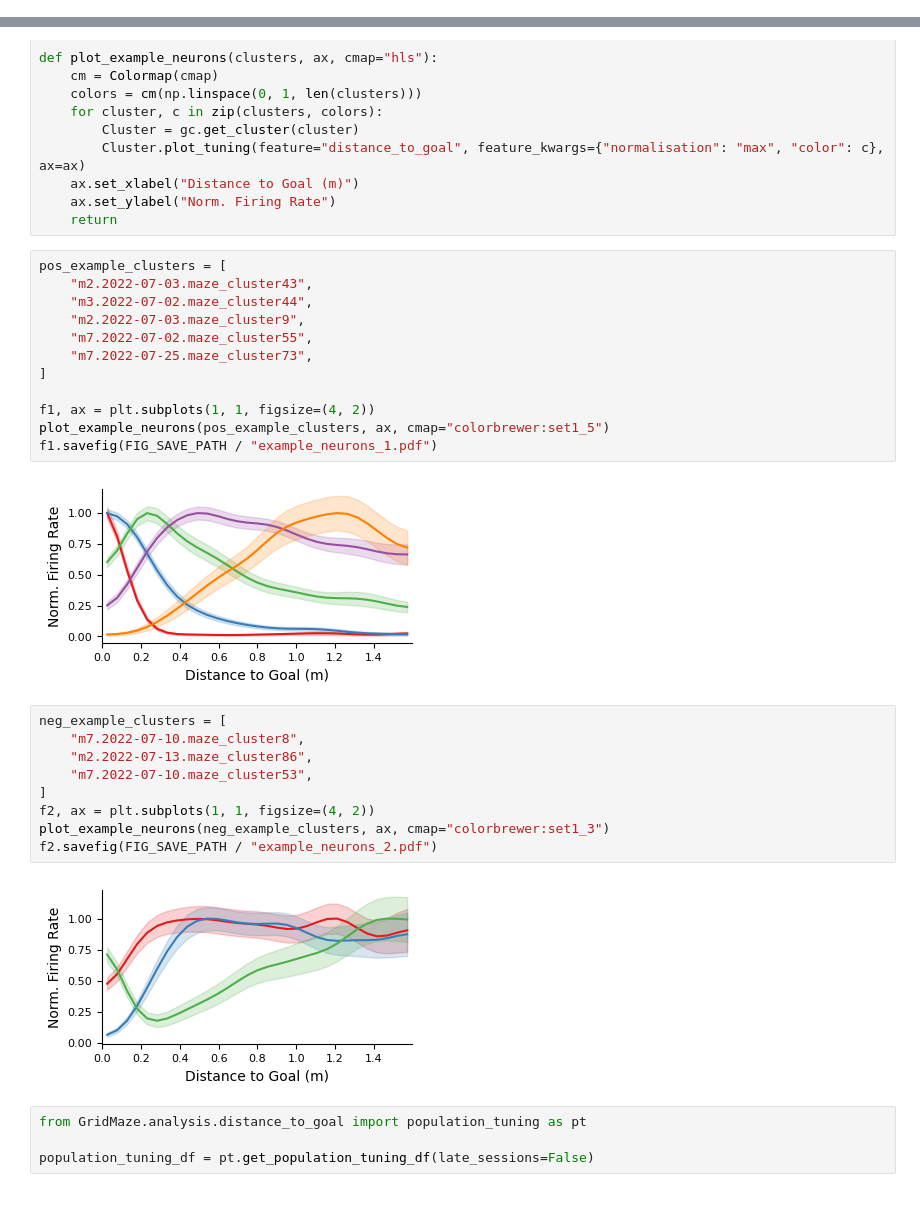
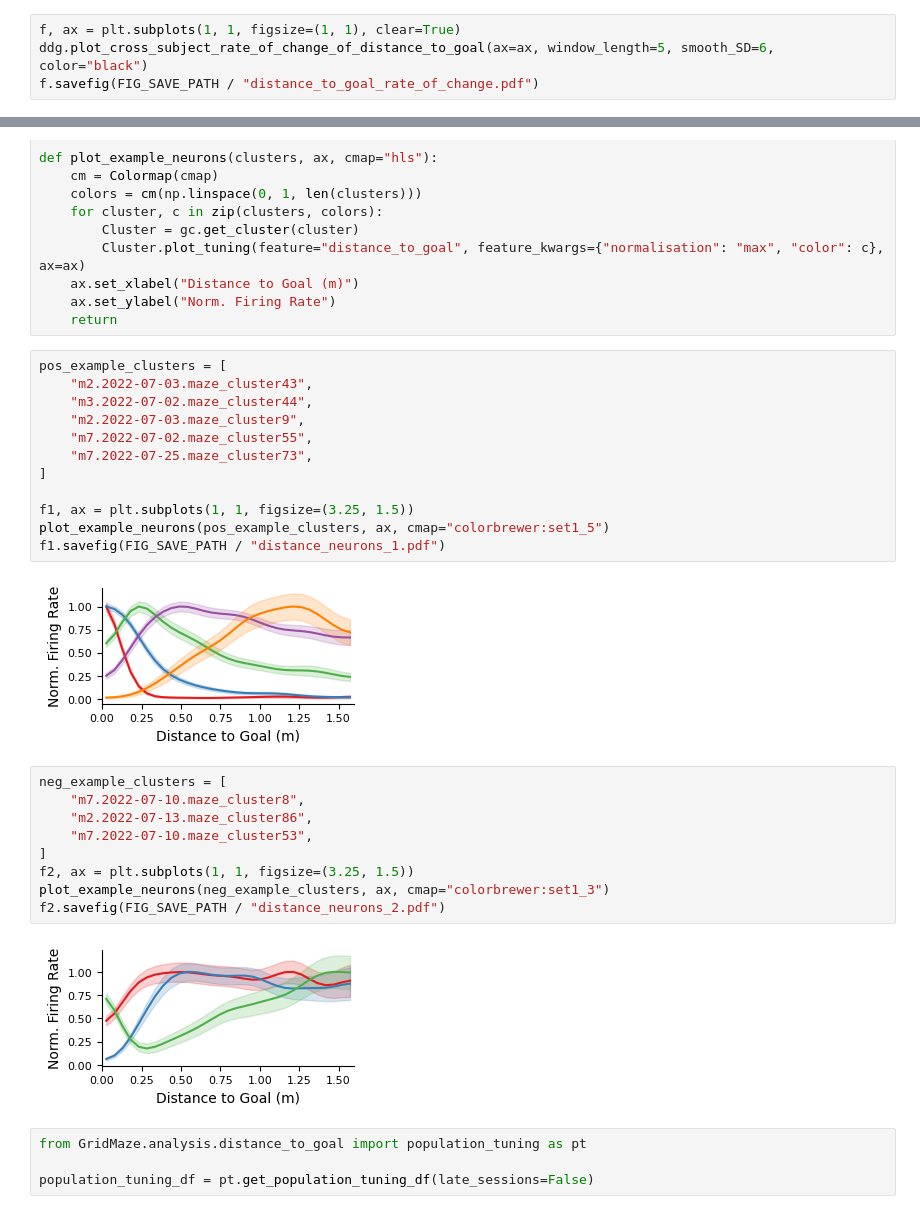
Before and after one commit to peterdoohan/GridMaze-mFC, a Jupyter notebook: Notebooks/5.flexible_reps.ipynb, the cells around one changed output, grey strips where cells are left out. Saved outputs shown, nothing was run; the diff lists cells and outputs as text.

```diff
--- a/Notebooks/5.flexible_reps.ipynb
+++ b/Notebooks/5.flexible_reps.ipynb
@@ -94,0 +107,4 @@ plot_single_unit_trial_aligned("m6.2022-07-05.maze_cluster134", save_label=False
+# %%
+f, ax = plt.subplots(1, 1, figsize=(1, 1), clear=True)
+ddg.plot_cross_subject_rate_of_change_of_distance_to_goal(ax=ax, window_length=5, smooth_SD=6, color="black")
+f.savefig(FIG_SAVE_PATH / "distance_to_goal_rate_of_change.pdf")
@@ -114,28 +132,28 @@ def plot_example_neurons(clusters, ax, cmap="hls"):
 # %%
 pos_example_clusters = [
     "m2.2022-07-03.maze_cluster43",
     "m3.2022-07-02.maze_cluster44",
     "m2.2022-07-03.maze_cluster9",
     "m7.2022-07-02.maze_cluster55",
     "m7.2022-07-25.maze_cluster73",
 ]
 
-f1, ax = plt.subplots(1, 1, figsize=(4, 2))
+f1, ax = plt.subplots(1, 1, figsize=(3.25, 1.5))
 plot_example_neurons(pos_example_clusters, ax, cmap="colorbrewer:set1_5")
-f1.savefig(FIG_SAVE_PATH / "example_neurons_1.pdf")
+f1.savefig(FIG_SAVE_PATH / "distance_neurons_1.pdf")
 # %% [output]
-[figure, old version]
+[figure, new version]
 # %%
 neg_example_clusters = [
     "m7.2022-07-10.maze_cluster8",
     "m2.2022-07-13.maze_cluster86",
     "m7.2022-07-10.maze_cluster53",
 ]
-f2, ax = plt.subplots(1, 1, figsize=(4, 2))
+f2, ax = plt.subplots(1, 1, figsize=(3.25, 1.5))
 plot_example_neurons(neg_example_clusters, ax, cmap="colorbrewer:set1_3")
-f2.savefig(FIG_SAVE_PATH / "example_neurons_2.pdf")
+f2.savefig(FIG_SAVE_PATH / "distance_neurons_2.pdf")
 # %% [output]
-[figure, old version]
+[figure, new version]
 # %%
 from GridMaze.analysis.distance_to_goal import population_tuning as pt
 
```
Also changed, not shown: parts of 23 cells of this notebook, 1 other file.
